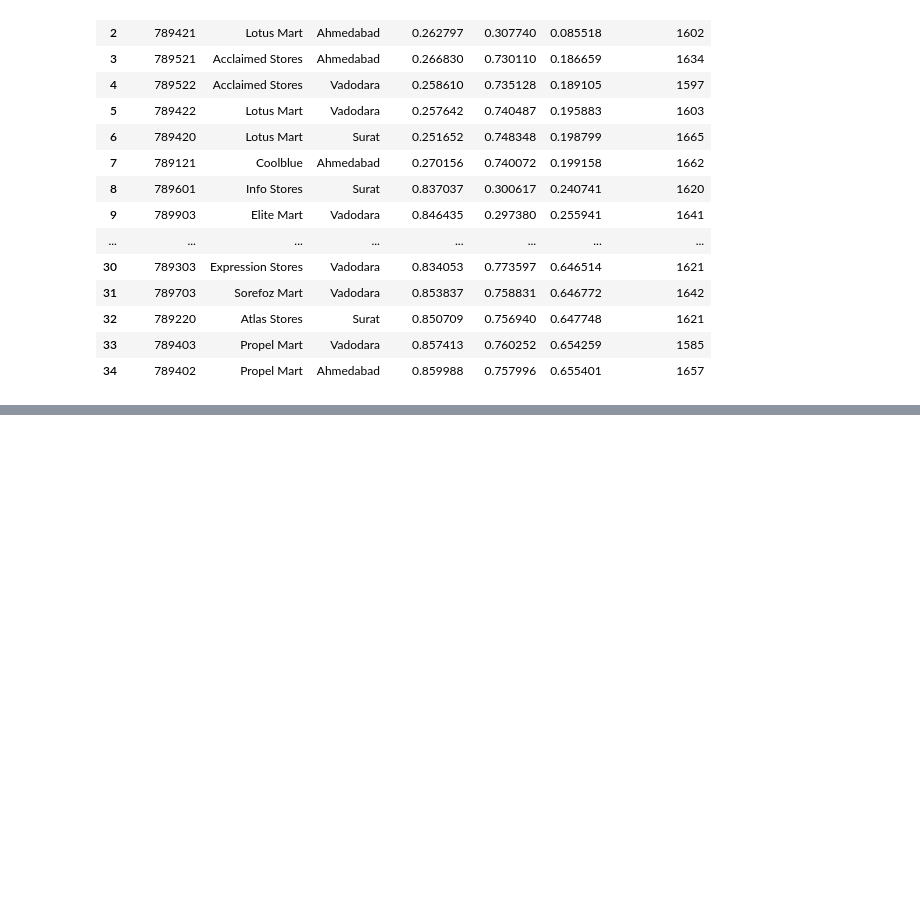
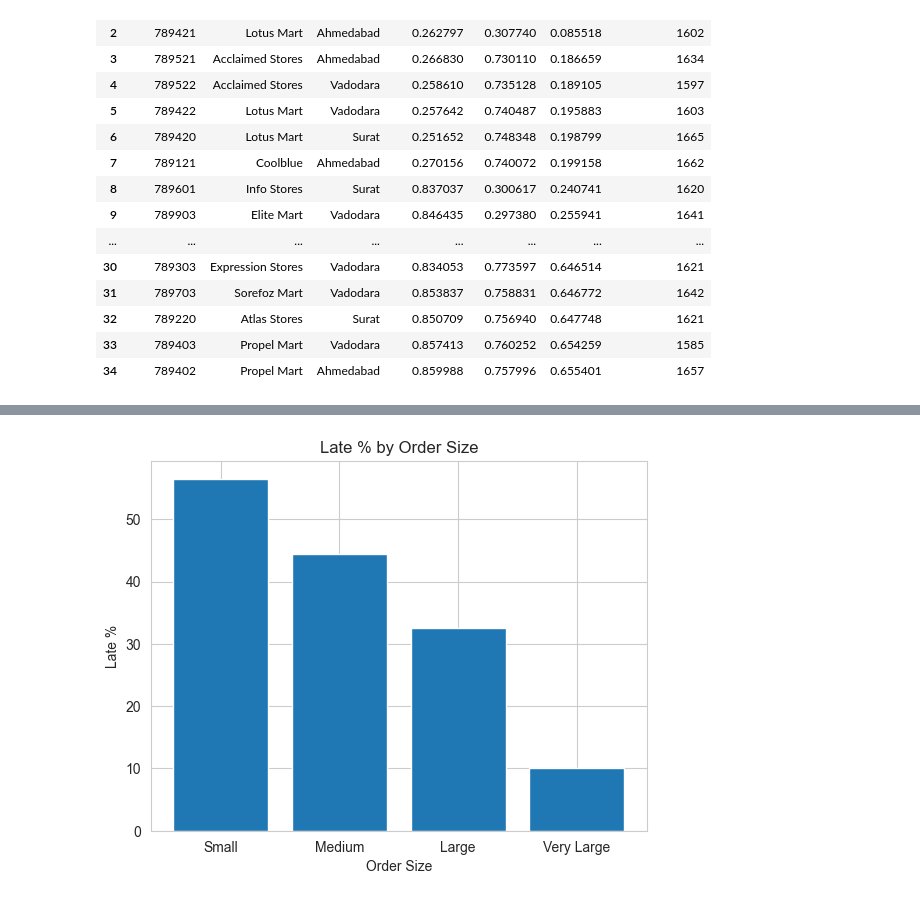
Before and after one commit to ThuyTien1209/BI-2026, a Jupyter notebook: notebooks/thu.ipynb, the cells around one changed output, grey strips where cells are left out. Drawn from its saved outputs; the diff is of its cells as text; code cells hidden in the pictures; blank space fills up the shorter version.

```diff
--- a/notebooks/thu.ipynb
+++ b/notebooks/thu.ipynb
@@ -641,0 +289,8 @@ plt.show()
+# %%
+df_size = df_detail.groupby('order_size_group').agg({
+    'late_pct': 'mean',
+    'fill_rate': 'mean',
+    'total_order_lines': 'sum'
+}).reset_index()
+
+df_size
@@ -641,0 +303,13 @@ plt.show()
+# %%
+import matplotlib.pyplot as plt
+order = ['Small', 'Medium', 'Large', 'Very Large']
+df_size['order_size_group'] = pd.Categorical(df_size['order_size_group'], categories=order, ordered=True)
+df_size = df_size.sort_values('order_size_group')
+plt.figure()
+plt.bar(df_size['order_size_group'], df_size['late_pct'])
+plt.xlabel('Order Size')
+plt.ylabel('Late %')
+plt.title('Late % by Order Size')
+plt.show()
+# %% [output]
+[figure, added]
```
Also changed, not shown: parts of 35 cells of this notebook.
